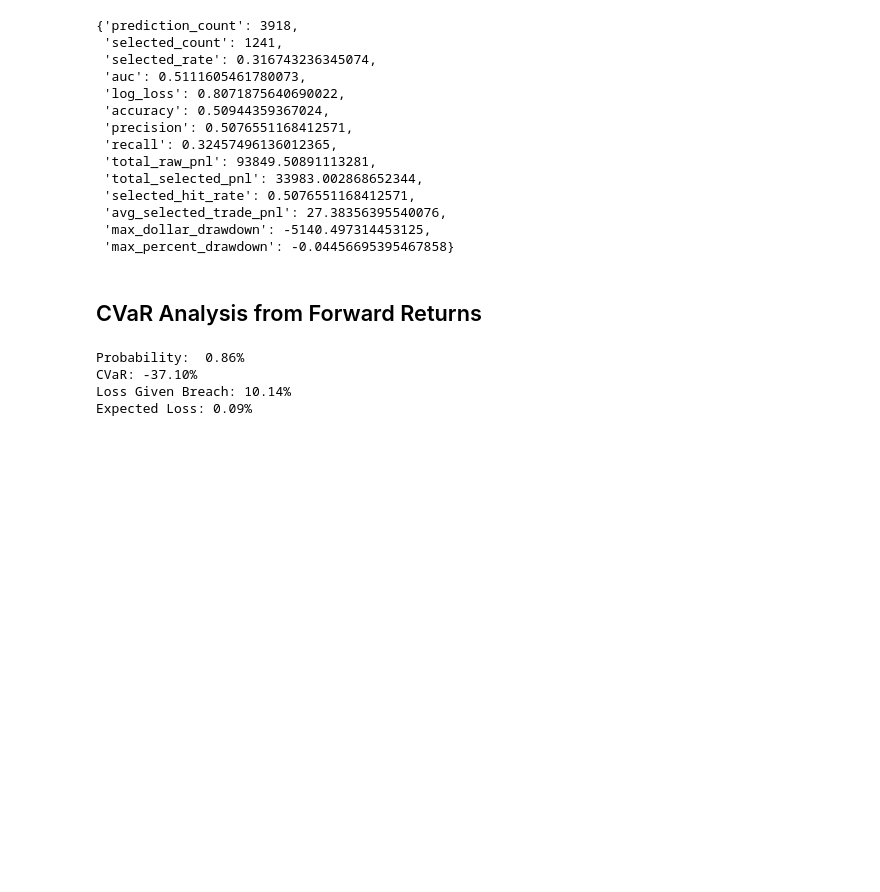
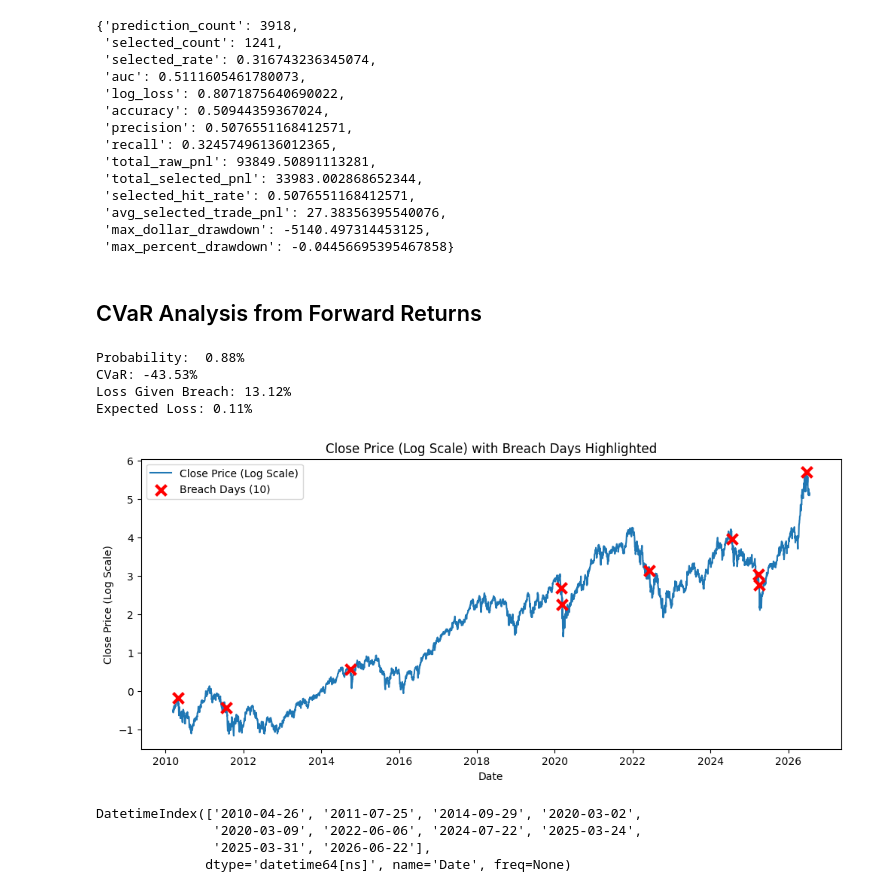
Before and after one commit to laurence1126/Option-Wheel, a Jupyter notebook: run_backtest.ipynb, the cells around one changed output. Cells and saved outputs as stored; diff of their text form; code cells hidden in the pictures; blank space fills up the shorter version.

Commit message:
Update notebook with breach plot

```diff
--- a/run_backtest.ipynb
+++ b/run_backtest.ipynb
@@ -203,27 +203,32 @@ ml_result.metrics
 ## CVaR Analysis from Forward Returns
 # %%
 import yfinance as yf
+import pandas as pd
+import numpy as np
+import matplotlib.pyplot as plt
 
 ticker = yf.Ticker("SOXL")
-maturity = 7
-pct_exec = -0.3
+maturity = 11
+pct_exec = -0.35
 
 close = ticker.history(period="max", interval="1d", auto_adjust=True)[["Close"]].dropna()
 close.index = close.index.tz_localize(None).normalize()
 
 target_dates = close.index + pd.Timedelta(days=maturity)
-lookup = close[["Close"]].rename(columns={"Close": "Fwd Close"}).sort_index()
+lookup = close[["Close"]].reset_index().rename(columns={"Close": "Fwd Close"}).sort_index()
+lookup.index = lookup["Date"]
 fwd = pd.merge_asof(
     pd.DataFrame({"target_date": target_dates}, index=close.index).sort_values("target_date"),
     lookup,
     left_on="target_date",
     right_index=True,
-    direction="forward",
+    direction="backward",
 )
 
 close["Fwd Close"] = fwd["Fwd Close"].values
 close["Fwd Return"] = close["Fwd Close"] / close["Close"] - 1
 close = close.dropna()
+# close = close[close.index.dayofweek == 0]
 
 breach = close["Fwd Return"] < pct_exec
 close["Loss Given Assign"] = (1 - (1 + close["Fwd Return"]) / (1 + pct_exec)).clip(lower=0)
@@ -238,10 +243,30 @@ print(f"CVaR: {cvar:.2%}")
 print(f"Loss Given Breach: {loss_given_breach:.2%}")
 print(f"Expected Loss: {expected_loss:.2%}")
 # %% [output]
-Probability:  0.86%
-CVaR: -37.10%
-Loss Given Breach: 10.14%
-Expected Loss: 0.09%
+Probability:  0.88%
+CVaR: -43.53%
+Loss Given Breach: 13.12%
+Expected Loss: 0.11%
+# %%
+breached_days = breach[breach].index
+breached_days = breached_days[breached_days.dayofweek == 0]
+
+plt.figure(figsize=(12, 5))
+plt.plot(close.index, np.log(close["Close"]), label="Close Price (Log Scale)", zorder=1)
+plt.scatter(breached_days, np.log(close.loc[breached_days, "Close"]), color="red", label=f"Breach Days ({len(breached_days)})", marker="x", s=100, linewidth=3, zorder=5)
+plt.title("Close Price (Log Scale) with Breach Days Highlighted")
+plt.xlabel("Date")
+plt.ylabel("Close Price (Log Scale)")
+plt.legend()
+plt.show()
+
+breached_days
+# %% [output]
+[figure, added]
+DatetimeIndex(['2010-04-26', '2011-07-25', '2014-09-29', '2020-03-02',
+               '2020-03-09', '2022-06-06', '2024-07-22', '2025-03-24',
+               '2025-03-31', '2026-06-22'],
+              dtype='datetime64[ns]', name='Date', freq=None)
 # %%
 def non_overlap_sample(close: pd.DataFrame, maturity: int, offset: int = 0) -> pd.DataFrame:
     rows = []
```
Also changed, not shown: parts of 1 cell of this notebook.
